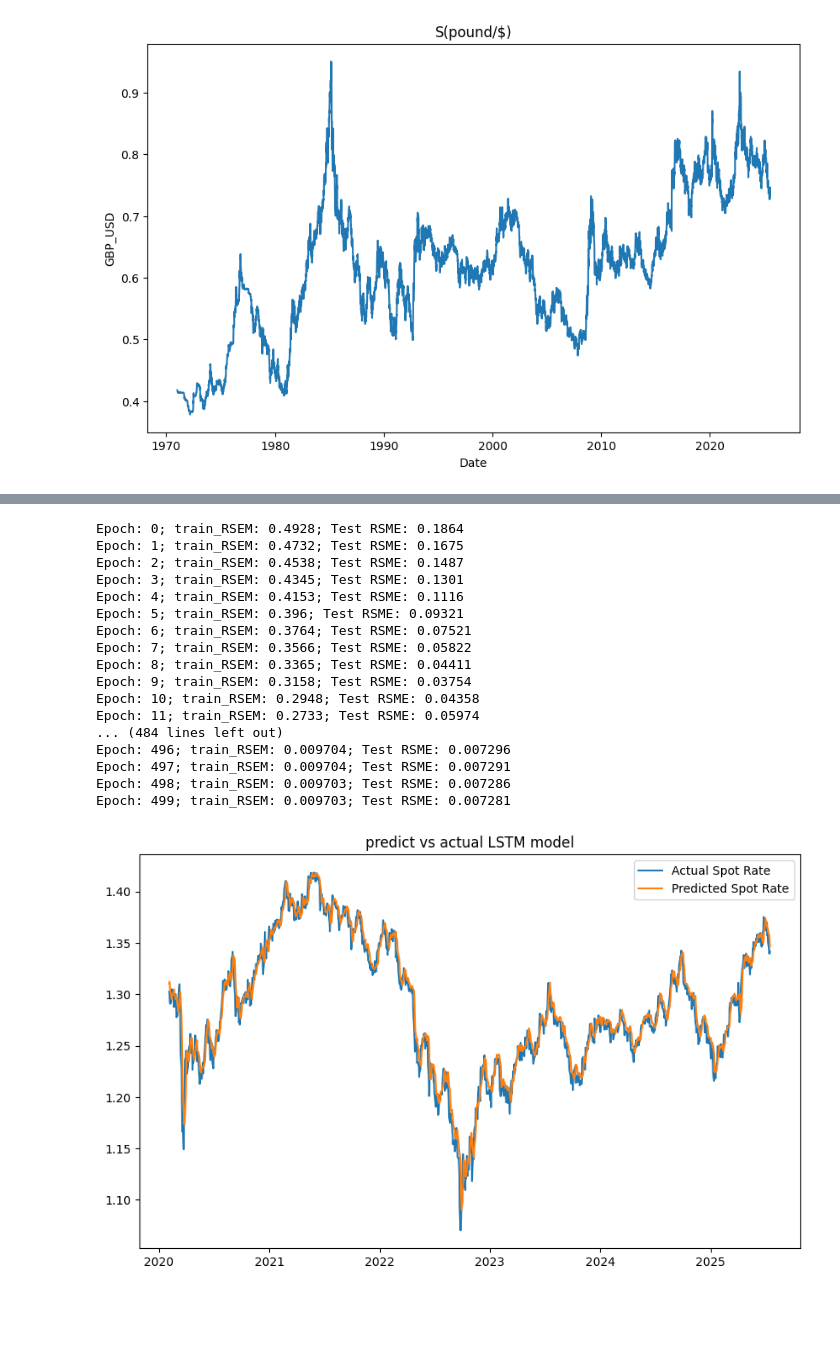
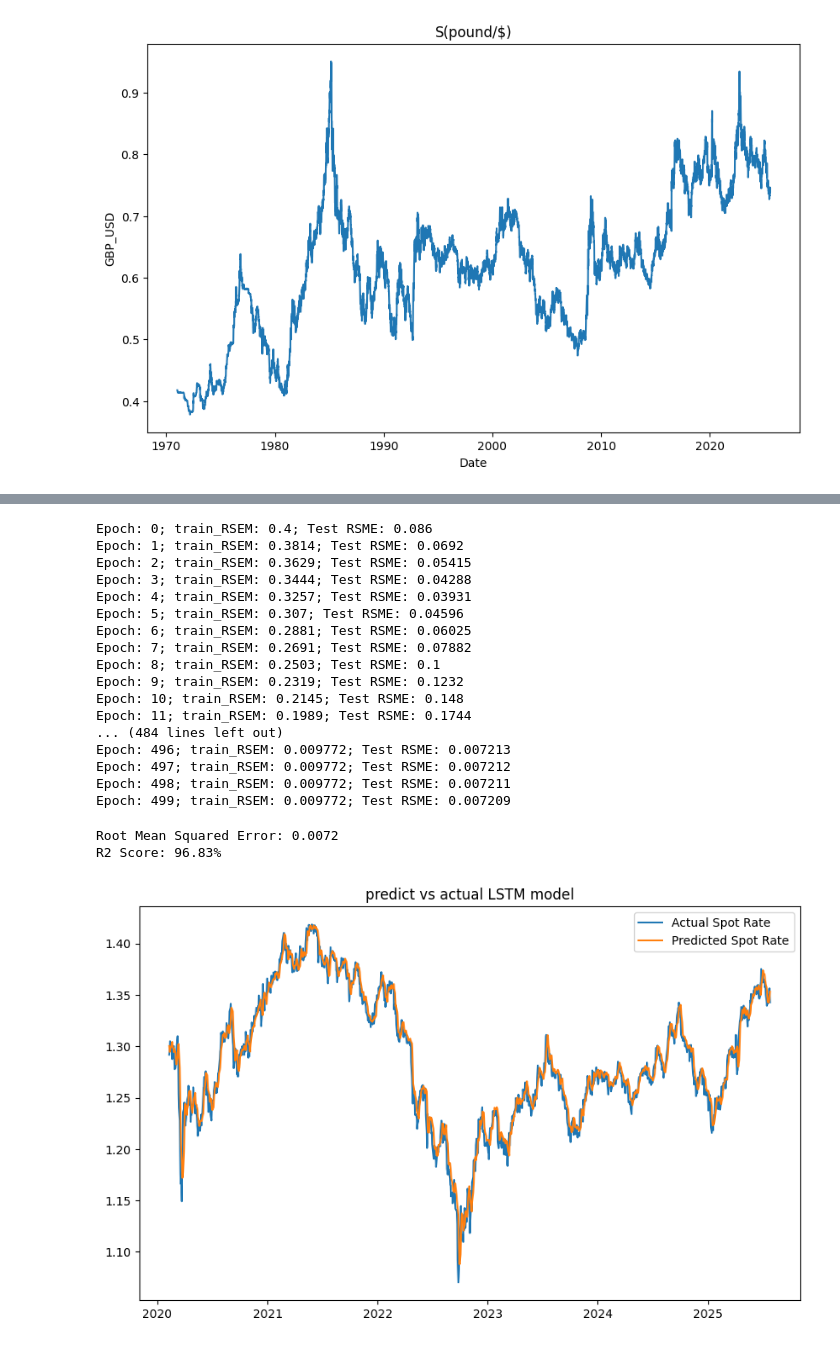
Before and after one commit to nickkats1/Spot-Rate-Forecasting, a Jupyter notebook: lstm_s_usdgbp.ipynb, the cells around one changed output, grey strips where cells are left out. Saved outputs shown, nothing was run; the diff lists cells and outputs as text; code cells hidden in the pictures; blank space fills up the shorter version.

```diff
--- a/lstm_s_usdgbp.ipynb
+++ b/lstm_s_usdgbp.ipynb
@@ -110,7 +110,7 @@ test_scaled = scaler.transform(test_data)
 
 def slider(dataframe,seq_length):
     X,y = [],[]
-    for i in range(len(dataframe) - seq_length - 1):
+    for i in range(len(dataframe) - seq_length):
         Xi = dataframe[i:(i+seq_length)]
         yi = dataframe[(i+seq_length)]
         X.append(Xi)
@@ -148,39 +148,6 @@ class LSTM(nn.Module):
         out, _ = self.lstm(X, (h0, c0))
         out = self.fc(out[:, -1, :])
         return out
-
-class GRU(nn.Module):
-    def __init__(self, input_size, hidden_size, num_layers, output_size):
-        super(GRU, self).__init__()
-        self.input_size = input_size
-        self.hidden_size = hidden_size
-        self.num_layers = num_layers
-        self.output_size = output_size
-        self.gru = nn.GRU(input_size, hidden_size, num_layers, batch_first=True)
-        self.fc = nn.Linear(hidden_size, output_size)
-
-    def forward(self, X):
-        h0 = torch.zeros(1, X.size(0), self.hidden_size)
-        out, _ = self.gru(X, h0)
-        out = self.fc(out[:,-1,:])
-        return out
-
-class BiLSTM(nn.Module):
-    def __init__(self, input_size, hidden_size, num_layers, output_size):
-        super(BiLSTM, self).__init__()
-        self.input_size = input_size
-        self.hidden_size = hidden_size
-        self.num_layers = num_layers
-        self.output_size = output_size
-        self.lstm = nn.LSTM(input_size, hidden_size, num_layers, batch_first=True, bidirectional=True)
-        self.fc = nn.Linear(hidden_size * 2, output_size)
-
-    def forward(self, X):
-        h0 = torch.zeros(2 * self.num_layers, X.size(0), self.hidden_size)
-        c0 = torch.zeros(2 * self.num_layers, X.size(0), self.hidden_size)
-        out, _ = self.lstm(X, (h0, c0))
-        out = self.fc(out[:, -1, :])
-        return out
 # %%
 
 
@@ -213,54 +180,59 @@ for epoch in range(epochs):
         test_rsme = np.sqrt(loss_fn(y_pred_test,y_test))
         print(f'Epoch: {epoch}; train_RSEM: {train_rsme:.4}; Test RSME: {test_rsme:.4}')
 # %% [output]
-Epoch: 0; train_RSEM: 0.4928; Test RSME: 0.1864
-Epoch: 1; train_RSEM: 0.4732; Test RSME: 0.1675
-Epoch: 2; train_RSEM: 0.4538; Test RSME: 0.1487
-Epoch: 3; train_RSEM: 0.4345; Test RSME: 0.1301
-Epoch: 4; train_RSEM: 0.4153; Test RSME: 0.1116
-Epoch: 5; train_RSEM: 0.396; Test RSME: 0.09321
-Epoch: 6; train_RSEM: 0.3764; Test RSME: 0.07521
-Epoch: 7; train_RSEM: 0.3566; Test RSME: 0.05822
-Epoch: 8; train_RSEM: 0.3365; Test RSME: 0.04411
-Epoch: 9; train_RSEM: 0.3158; Test RSME: 0.03754
-Epoch: 10; train_RSEM: 0.2948; Test RSME: 0.04358
-Epoch: 11; train_RSEM: 0.2733; Test RSME: 0.05974
+Epoch: 0; train_RSEM: 0.4; Test RSME: 0.086
+Epoch: 1; train_RSEM: 0.3814; Test RSME: 0.0692
+Epoch: 2; train_RSEM: 0.3629; Test RSME: 0.05415
+Epoch: 3; train_RSEM: 0.3444; Test RSME: 0.04288
+Epoch: 4; train_RSEM: 0.3257; Test RSME: 0.03931
+Epoch: 5; train_RSEM: 0.307; Test RSME: 0.04596
+Epoch: 6; train_RSEM: 0.2881; Test RSME: 0.06025
+Epoch: 7; train_RSEM: 0.2691; Test RSME: 0.07882
+Epoch: 8; train_RSEM: 0.2503; Test RSME: 0.1
+Epoch: 9; train_RSEM: 0.2319; Test RSME: 0.1232
+Epoch: 10; train_RSEM: 0.2145; Test RSME: 0.148
+Epoch: 11; train_RSEM: 0.1989; Test RSME: 0.1744
 ... (484 lines left out)
-Epoch: 496; train_RSEM: 0.009704; Test RSME: 0.007296
-Epoch: 497; train_RSEM: 0.009704; Test RSME: 0.007291
-Epoch: 498; train_RSEM: 0.009703; Test RSME: 0.007286
-Epoch: 499; train_RSEM: 0.009703; Test RSME: 0.007281
+Epoch: 496; train_RSEM: 0.009772; Test RSME: 0.007213
+Epoch: 497; train_RSEM: 0.009772; Test RSME: 0.007212
+Epoch: 498; train_RSEM: 0.009772; Test RSME: 0.007211
+Epoch: 499; train_RSEM: 0.009772; Test RSME: 0.007209
 # %%
 
 with torch.no_grad():
     pred = lstm_model(X_test)
     pred_np = pred.cpu().numpy()
     y_test_np = y_test.cpu().numpy()
     pred_rescaled = scaler.inverse_transform(pred_np)
     actual_rescaled = scaler.inverse_transform(y_test_np)
 
+rmse = root_mean_squared_error(y_test_np,pred_np)
+print(f'Root Mean Squared Error: {rmse:.4f}')
+r2 = r2_score(y_test_np,pred_np)
+print(f'R2 Score: {r2*100:.2f}%')
 
-
-test_dates = df1.iloc[train_size + seq_length: -1]['Date']
+test_dates = df1.iloc[train_size + seq_length:]['Date']
 
 
 lstm_comparison_df = pd.DataFrame({
     "Date": test_dates,
     "Actual Spot Rate": actual_rescaled.flatten(),
     "Predicted Spot Rate": pred_rescaled.flatten()
 })
 
 
 
 plt.figure(figsize=(10,6))
 plt.plot(lstm_comparison_df['Date'],lstm_comparison_df["Actual Spot Rate"],label="Actual Spot Rate")
 plt.plot(lstm_comparison_df['Date'],lstm_comparison_df['Predicted Spot Rate'],label="Predicted Spot Rate")
 plt.title("predict vs actual LSTM model")
 plt.legend()
 plt.savefig("images/predicted_vs_actual_SpotRate_lstm.png")
 plt.show()
 # %% [output]
+Root Mean Squared Error: 0.0072
+R2 Score: 96.83%
-[figure, old version]
+[figure, new version]
 # %%
 print(np.round(lstm_comparison_df,4).head(20))
 print(np.round(lstm_comparison_df,4).tail(20))
```
Also changed, not shown: parts of 3 cells of this notebook.
